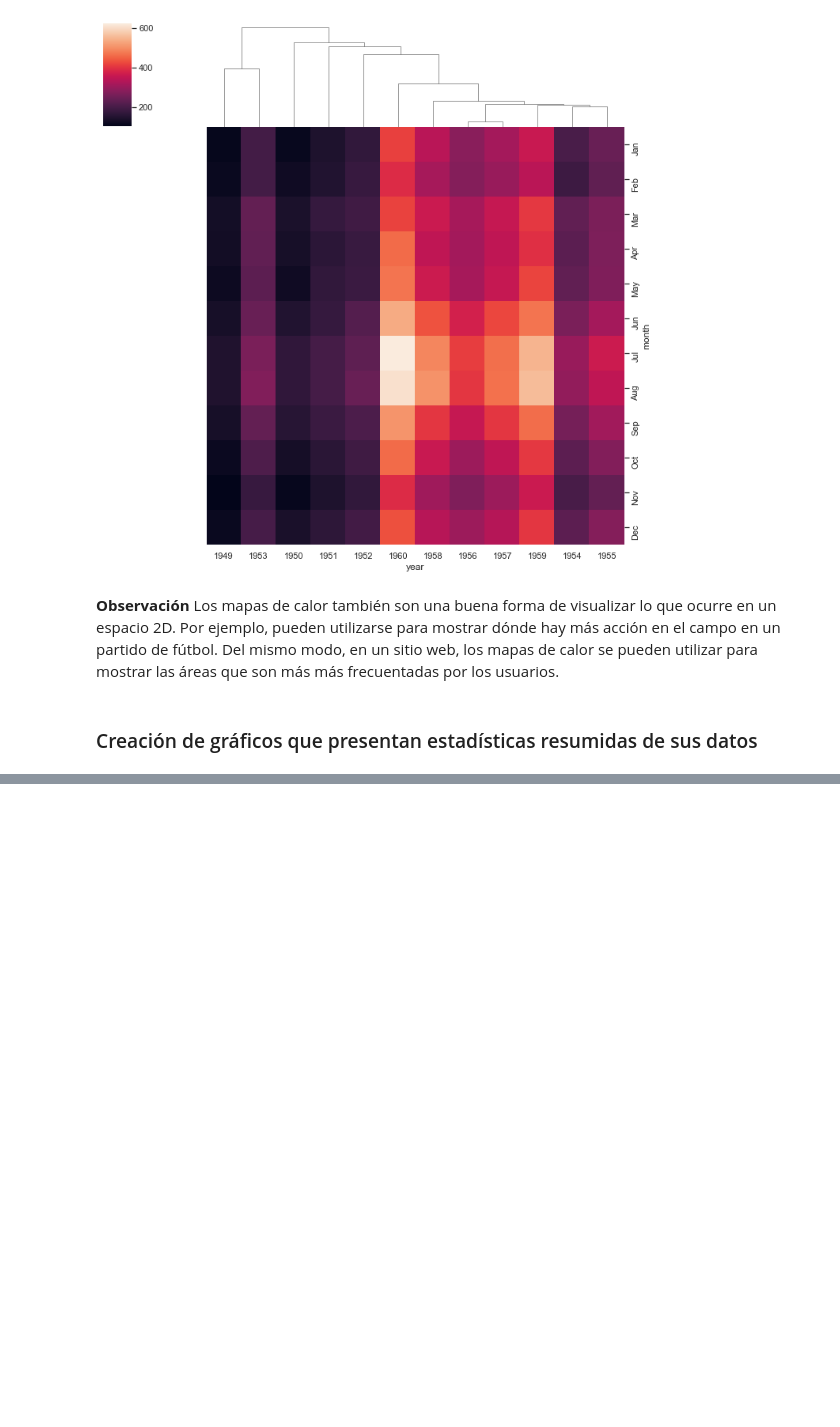
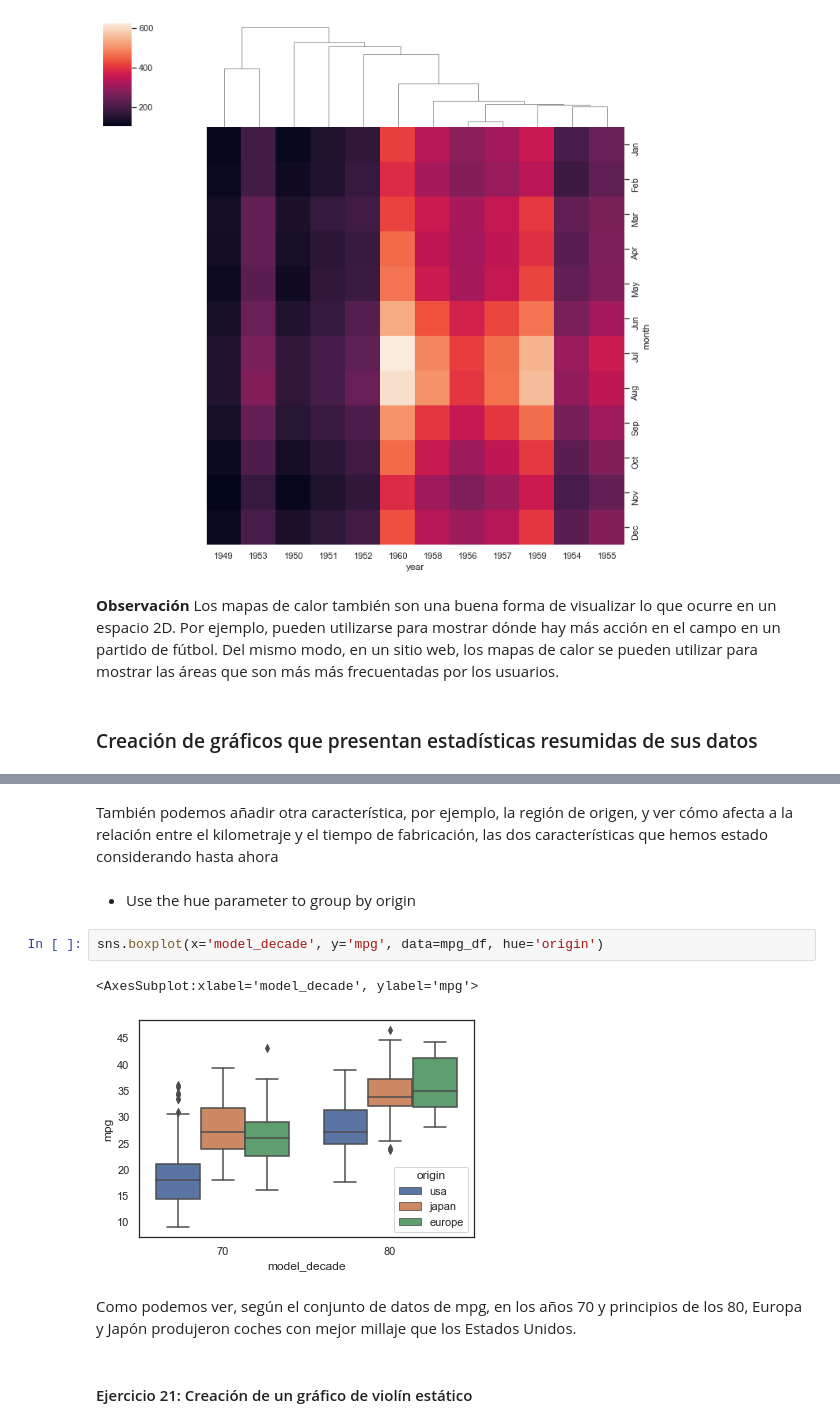
Before and after one commit to lihkir/Uninorte, a Jupyter notebook: AppliedStatisticMS/DataVisualizationRPython/Lectures/Python/Section1.py.ipynb, the cells around one changed output, grey strips where cells are left out. Drawn from its saved outputs; the diff is of its cells as text; blank space fills up the shorter version.

```diff
--- a/AppliedStatisticMS/DataVisualizationRPython/Lectures/Python/Section1.py.ipynb
+++ b/AppliedStatisticMS/DataVisualizationRPython/Lectures/Python/Section1.py.ipynb
@@ -1001,0 +1062,13 @@ ax = sns.clustermap(df_pivoted, row_cluster=False, metric='correlation', method=
+# %% [markdown]
+También podemos añadir otra característica, por ejemplo, la región de origen, y ver cómo afecta a la relación entre el kilometraje y el tiempo de fabricación, las dos características que hemos estado considerando hasta ahora
+# %% [markdown]
+- Use the hue parameter to group by origin
+# %%
+sns.boxplot(x='model_decade', y='mpg', data=mpg_df, hue='origin')
+# %% [output]
+<AxesSubplot:xlabel='model_decade', ylabel='mpg'>
+[figure, added]
+# %% [markdown]
+Como podemos ver, según el conjunto de datos de mpg, en los años 70 y principios de los 80, Europa y Japón produjeron coches con mejor millaje que los Estados Unidos.
+# %% [markdown]
+#### Ejercicio 21: Creación de un gráfico de violín estático
```
Also changed, not shown: parts of 42 cells of this notebook.
